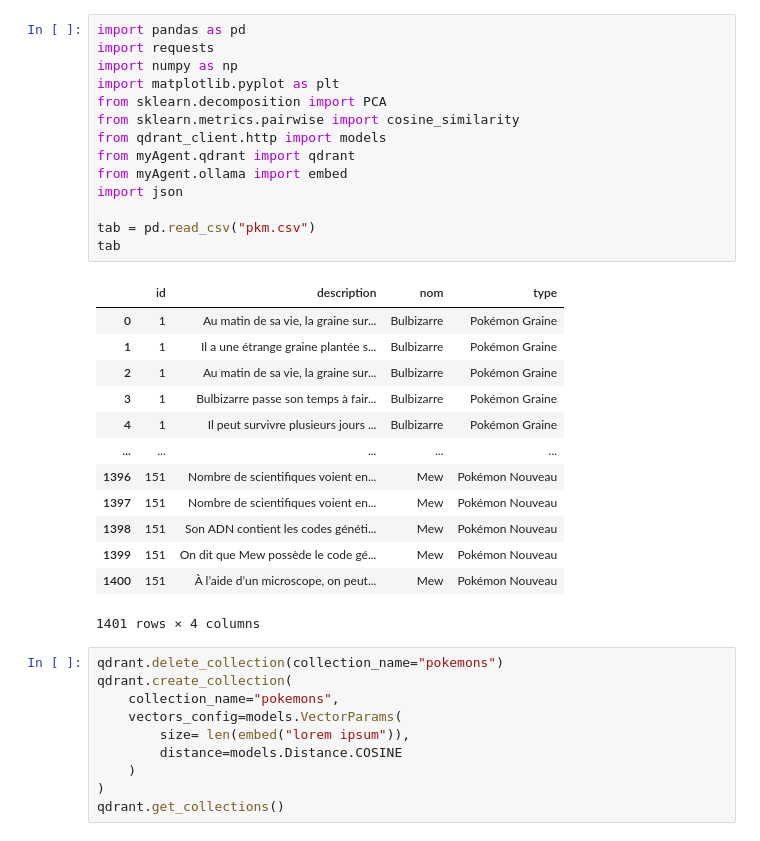
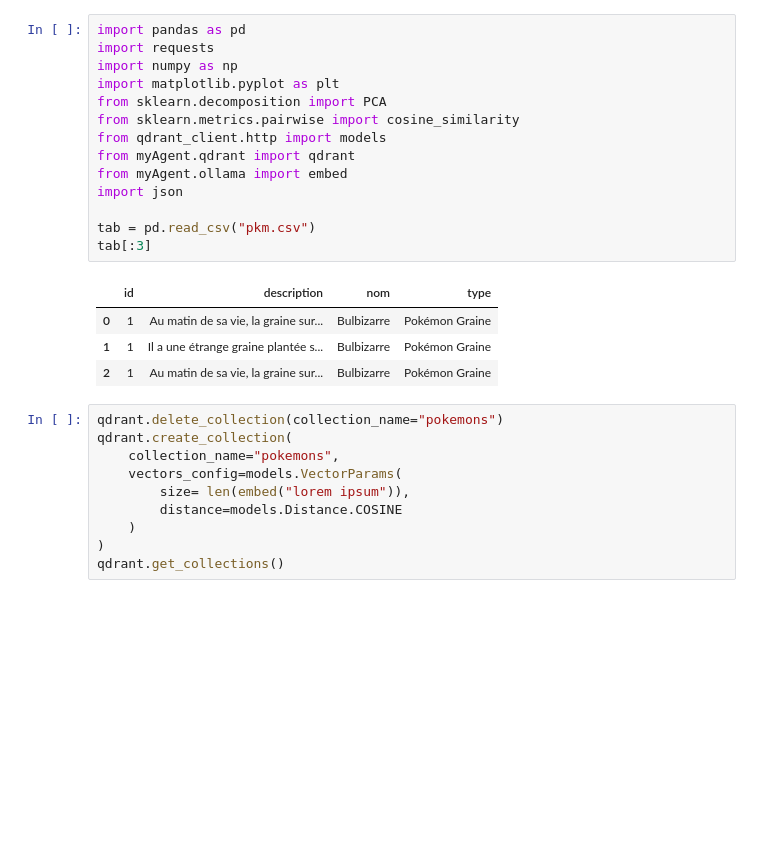
Before and after one commit to Almarch/pokedex, a Jupyter notebook: notebook/pokemons.ipynb, the cells around one changed output. Drawn from its saved outputs; the diff is of its cells as text; blank space fills up the shorter version.

```diff
--- a/notebook/pokemons.ipynb
+++ b/notebook/pokemons.ipynb
@@ -1,31 +1,22 @@
 # %%
 import pandas as pd
 import requests
 import numpy as np
 import matplotlib.pyplot as plt
 from sklearn.decomposition import PCA
 from sklearn.metrics.pairwise import cosine_similarity
 from qdrant_client.http import models
 from myAgent.qdrant import qdrant
 from myAgent.ollama import embed
 import json
 
 tab = pd.read_csv("pkm.csv")
-tab
+tab[:3]
 # %% [output]
 |  | id | description | nom | type |
 | 0 | 1 | Au matin de sa vie, la graine sur... | Bulbizarre | Pokémon Graine |
 | 1 | 1 | Il a une étrange graine plantée s... | Bulbizarre | Pokémon Graine |
 | 2 | 1 | Au matin de sa vie, la graine sur... | Bulbizarre | Pokémon Graine |
-| 3 | 1 | Bulbizarre passe son temps à fair... | Bulbizarre | Pokémon Graine |
-| 4 | 1 | Il peut survivre plusieurs jours ... | Bulbizarre | Pokémon Graine |
-| ... | ... | ... | ... | ... |
-| 1396 | 151 | Nombre de scientifiques voient en... | Mew | Pokémon Nouveau |
-| 1397 | 151 | Nombre de scientifiques voient en... | Mew | Pokémon Nouveau |
-| 1398 | 151 | Son ADN contient les codes généti... | Mew | Pokémon Nouveau |
-| 1399 | 151 | On dit que Mew possède le code gé... | Mew | Pokémon Nouveau |
-| 1400 | 151 | À l’aide d’un microscope, on peut... | Mew | Pokémon Nouveau |
-1401 rows × 4 columns
 # %%
 qdrant.delete_collection(collection_name="pokemons")
 qdrant.create_collection(
```
Also changed, not shown: parts of 2 cells of this notebook, 5 other files.
